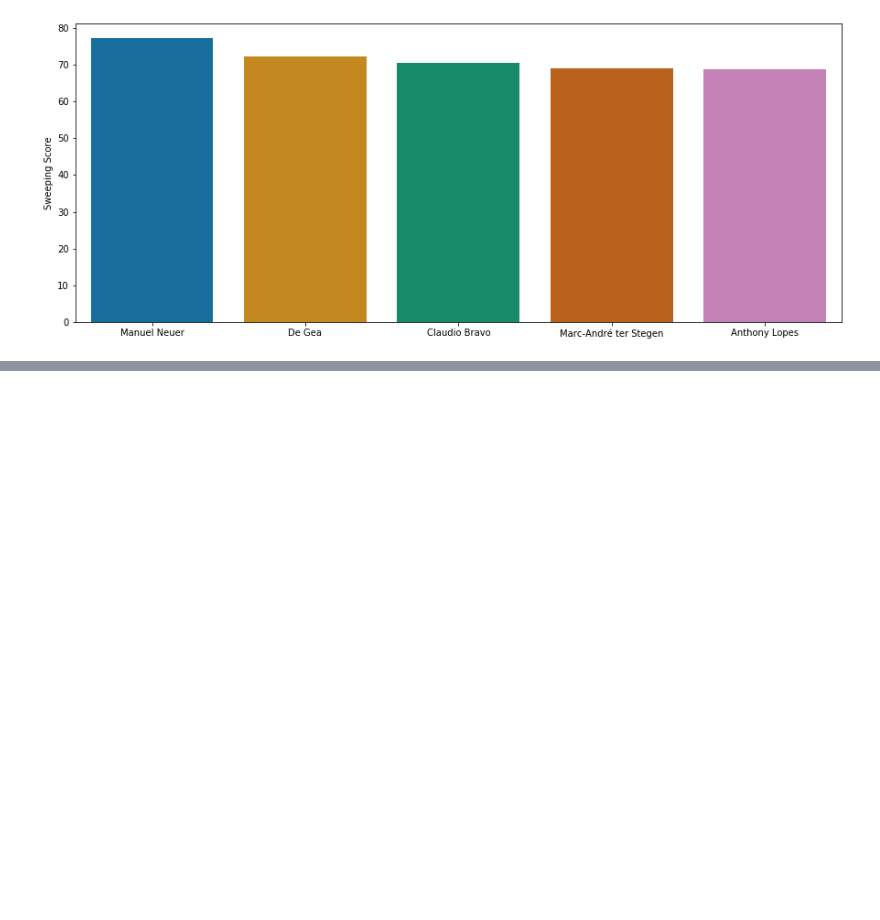
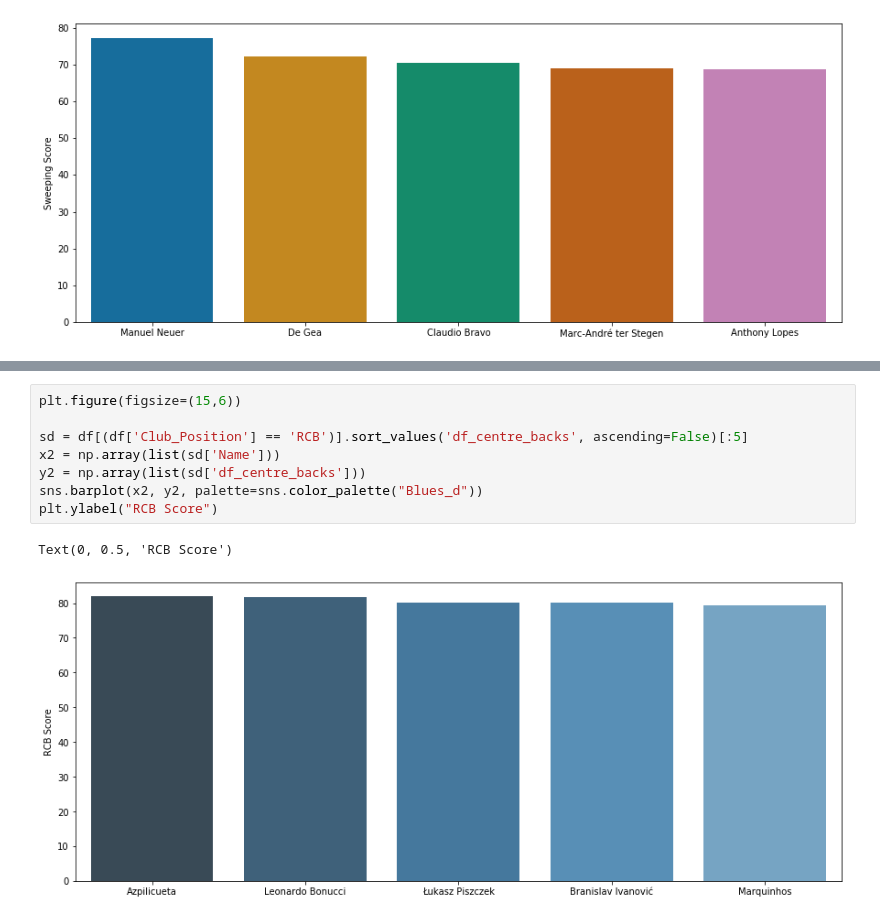
Before and after one commit to SHAN2288/FIFA-WORLD-CUP-2018-Best-XI, a Jupyter notebook: Project_Code/445 Project.ipynb, the cells around one changed output, grey strips where cells are left out. Saved outputs shown, nothing was run; the diff lists cells and outputs as text; blank space fills up the shorter version.

```diff
--- a/Project_Code/445 Project.ipynb
+++ b/Project_Code/445 Project.ipynb
@@ -77,0 +101,11 @@ Text(0, 0.5, 'Sweeping Score')
+# %%
+plt.figure(figsize=(15,6))
+
+sd = df[(df['Club_Position'] == 'RCB')].sort_values('df_centre_backs', ascending=False)[:5]
+x2 = np.array(list(sd['Name']))
+y2 = np.array(list(sd['df_centre_backs']))
+sns.barplot(x2, y2, palette=sns.color_palette("Blues_d"))
+plt.ylabel("RCB Score")
+# %% [output]
+Text(0, 0.5, 'RCB Score')
+[figure, added]
```
Also changed, not shown: parts of 4 cells of this notebook.
